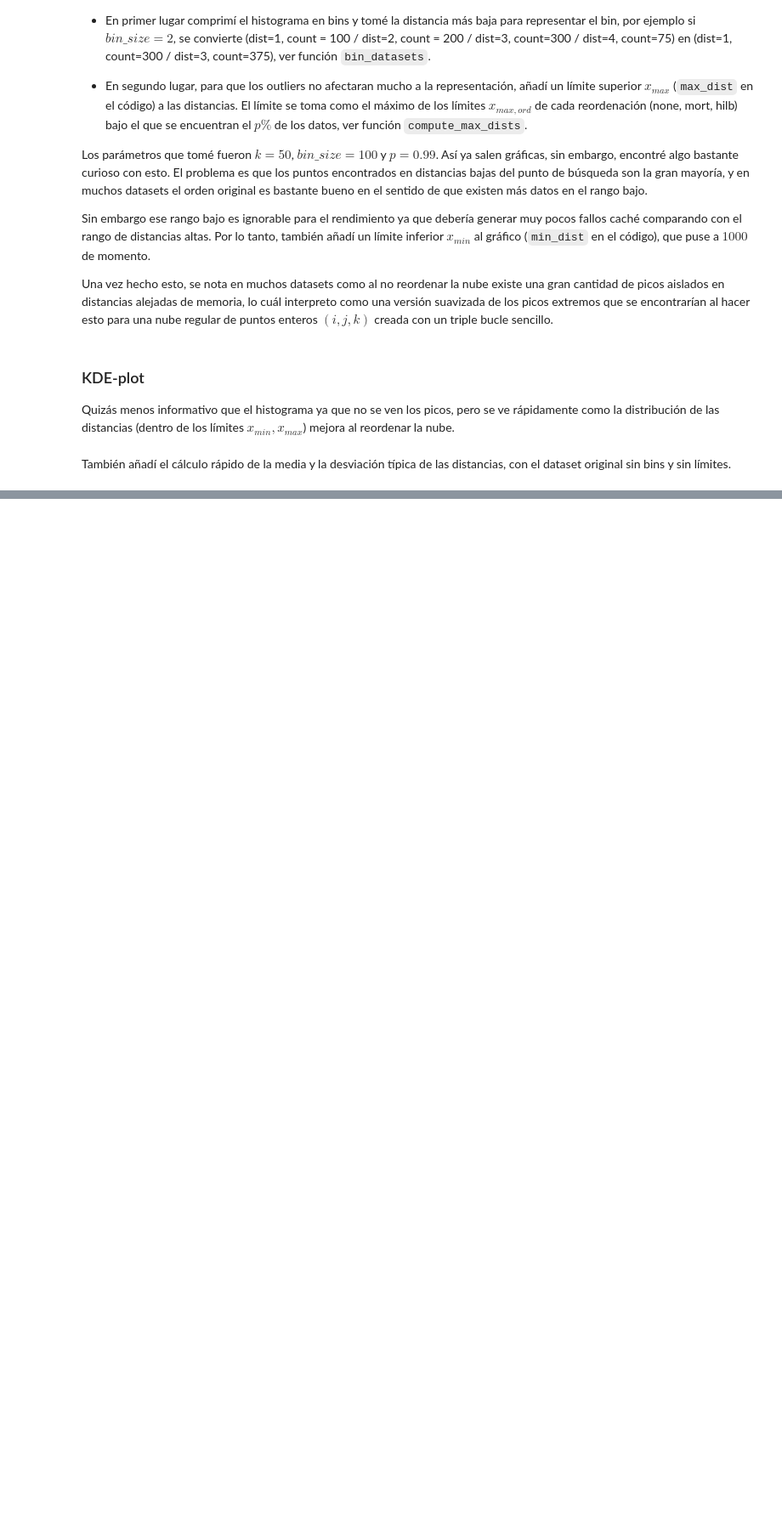
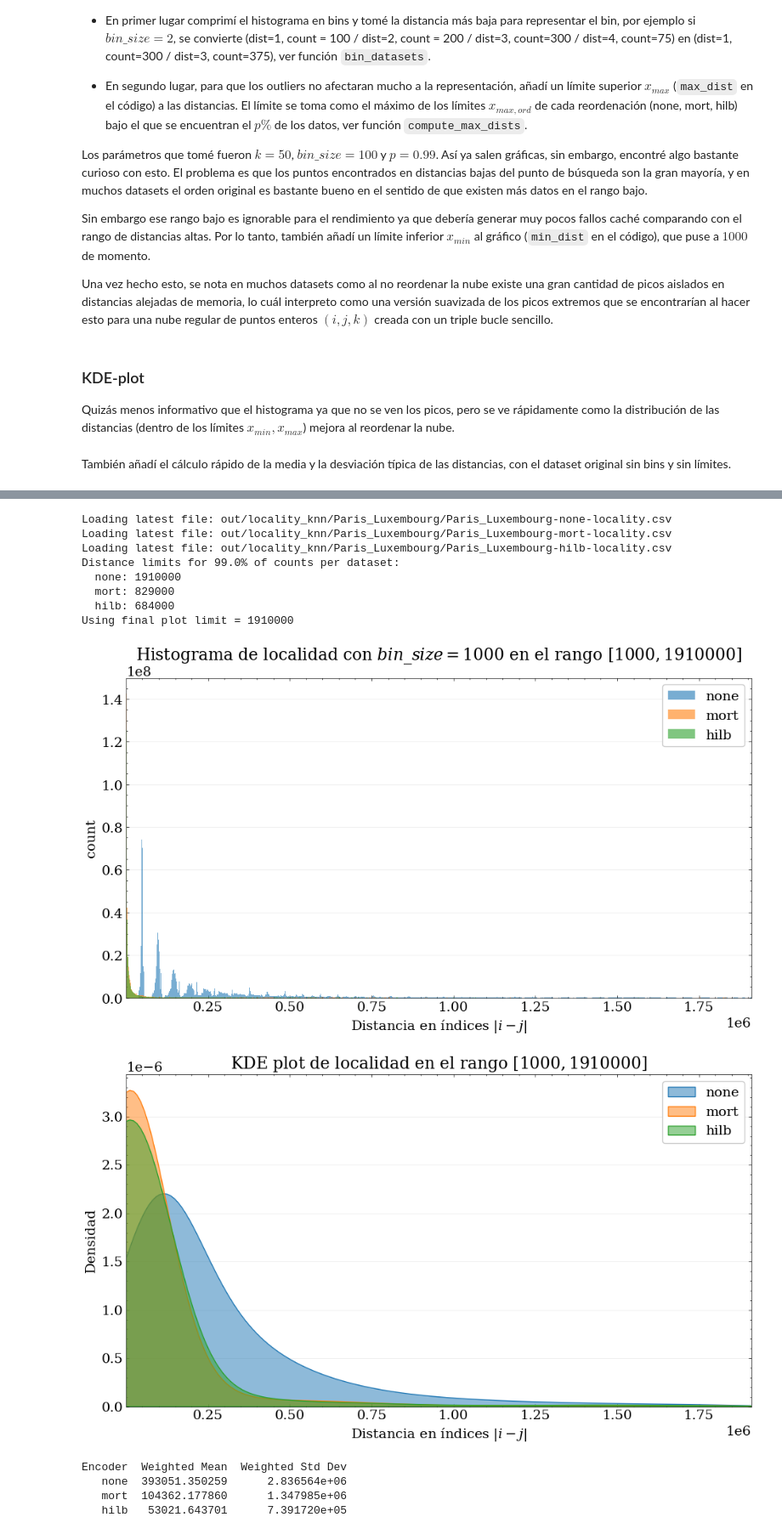
Before and after one commit to derivada/octrees-benchmark, a Jupyter notebook: benchmark_plots_locality.ipynb, the cells around one changed output, grey strips where cells are left out. Shown at 85% size. Cells and saved outputs as stored; diff of their text form; code cells hidden in the pictures; blank space fills up the shorter version.

Commit message:
más datasets

```diff
--- a/benchmark_plots_locality.ipynb
+++ b/benchmark_plots_locality.ipynb
@@ -274,0 +274,17 @@ Encoder  Weighted Mean  Weighted Std Dev
+# %%
+show_visualizations("Paris_Luxembourg", 1000, 0.99, 1000)
+# %% [output]
+Loading latest file: out/locality_knn/Paris_Luxembourg/Paris_Luxembourg-none-locality.csv
+Loading latest file: out/locality_knn/Paris_Luxembourg/Paris_Luxembourg-mort-locality.csv
+Loading latest file: out/locality_knn/Paris_Luxembourg/Paris_Luxembourg-hilb-locality.csv
+Distance limits for 99.0% of counts per dataset:
+  none: 1910000
+  mort: 829000
+  hilb: 684000
+Using final plot limit = 1910000
+[figure, added]
+[figure, added]
+Encoder  Weighted Mean  Weighted Std Dev
+   none  393051.350259      2.836564e+06
+   mort  104362.177860      1.347985e+06
+   hilb   53021.643701      7.391720e+05
```
Also changed, not shown: parts of 22 cells of this notebook, 1 other file.
